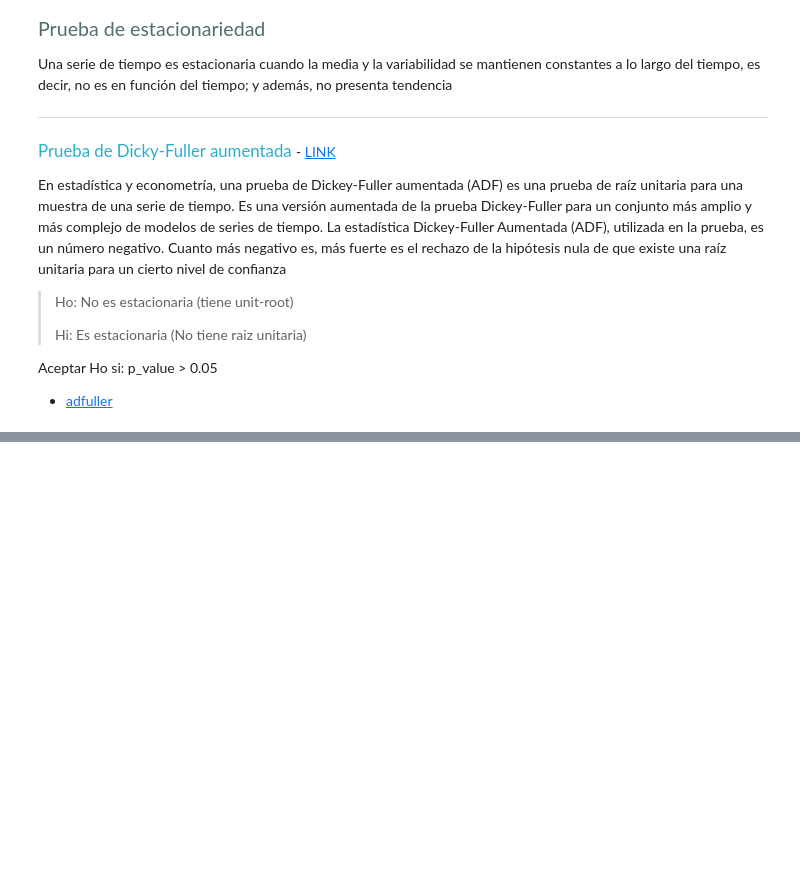
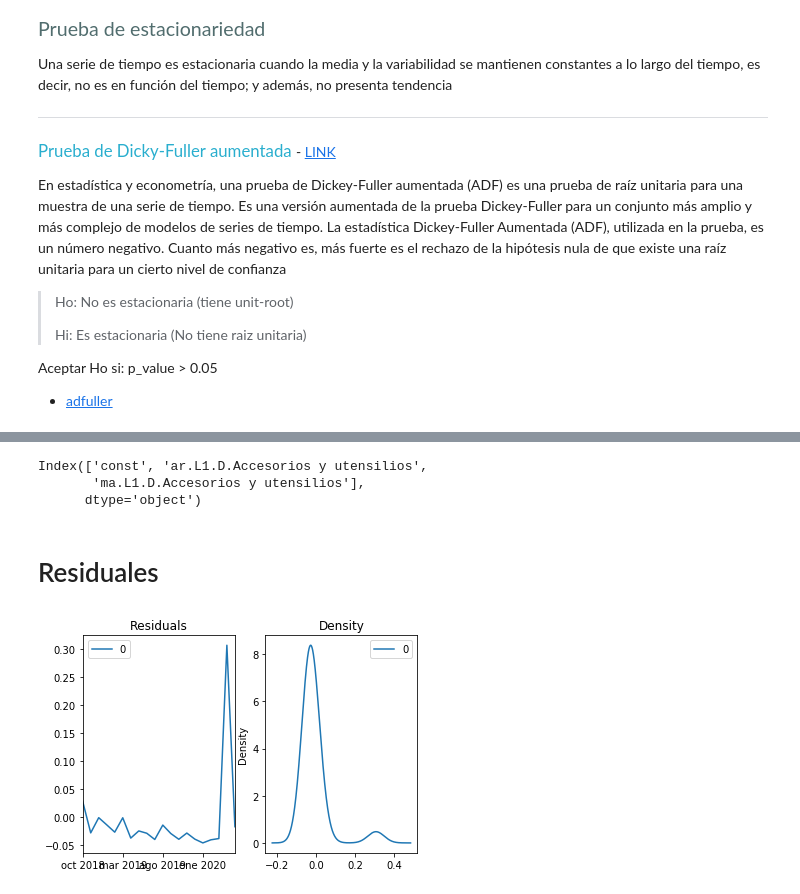
Before and after one commit to IFFranciscoME/Urban_Lab_Desarrollo, a Jupyter notebook: violeta/Precios.ipynb, the cells around one changed output, grey strips where cells are left out. Drawn from its saved outputs; the diff is of its cells as text; code cells hidden in the pictures; blank space fills up the shorter version.

```diff
--- a/violeta/Precios.ipynb
+++ b/violeta/Precios.ipynb
@@ -194,0 +270,27 @@ check_stationarity(serie_tiempo_1)
+# %%
+
+from statsmodels.tsa.arima_model import ARIMA
+def fit_arima(data):
+    d = 1
+    # lambda para tomar los coef significativos
+    significant_coef = lambda x: x if x>0.5 else None
+    # Calcular coeficientes de fac parcial
+    facp = pacf(data)
+    # Pasar lambda y quitar los que no son significativos
+    p_s = pd.DataFrame(significant_coef(facp[i]) for i in range(len(facp))).dropna()
+    # Tomar el primero que sea signiticativo, sera la p de nuestro modelo
+    p = p_s.index[0] + 1
+
+    # Calcular coeficientes de fac
+    fac = acf(data)
+    # Pasar lambda y quitar los que no son significativos
+    q_s = pd.DataFrame(significant_coef(fac[i]) for i in range(len(fac))).dropna()
+    # Tomar el primero que sea signiticativo, sera la p de nuestro modelo
+    q = q_s.index[0] + 1
+    print(p,d,q)
+    model = ARIMA(data,order=(p,d,q))
+    model_fit = model.fit(disp=0)
+    return model_fit
+# %%
+#temp = [fit_arima(s) for s in data_est]
+temp = fit_arima(data_est[0])
@@ -194,0 +318,18 @@ check_stationarity(serie_tiempo_1)
+# %%
+p_v = temp.pvalues
+p_v.index
+# %% [output]
+Index(['const', 'ar.L1.D.Accesorios y utensilios',
+       'ma.L1.D.Accesorios y utensilios'],
+      dtype='object')
+# %% [markdown]
+# Residuales
+# %%
+# Plot residual errors
+residuals = pd.DataFrame(temp.resid)
+fig, ax = plt.subplots(1,2)
+residuals.plot(title="Residuals", ax=ax[0])
+residuals.plot(kind='kde', title='Density', ax=ax[1])
+plt.show()
+# %% [output]
+[figure, added]
```
Also changed, not shown: parts of 32 cells of this notebook, 3 other files.
